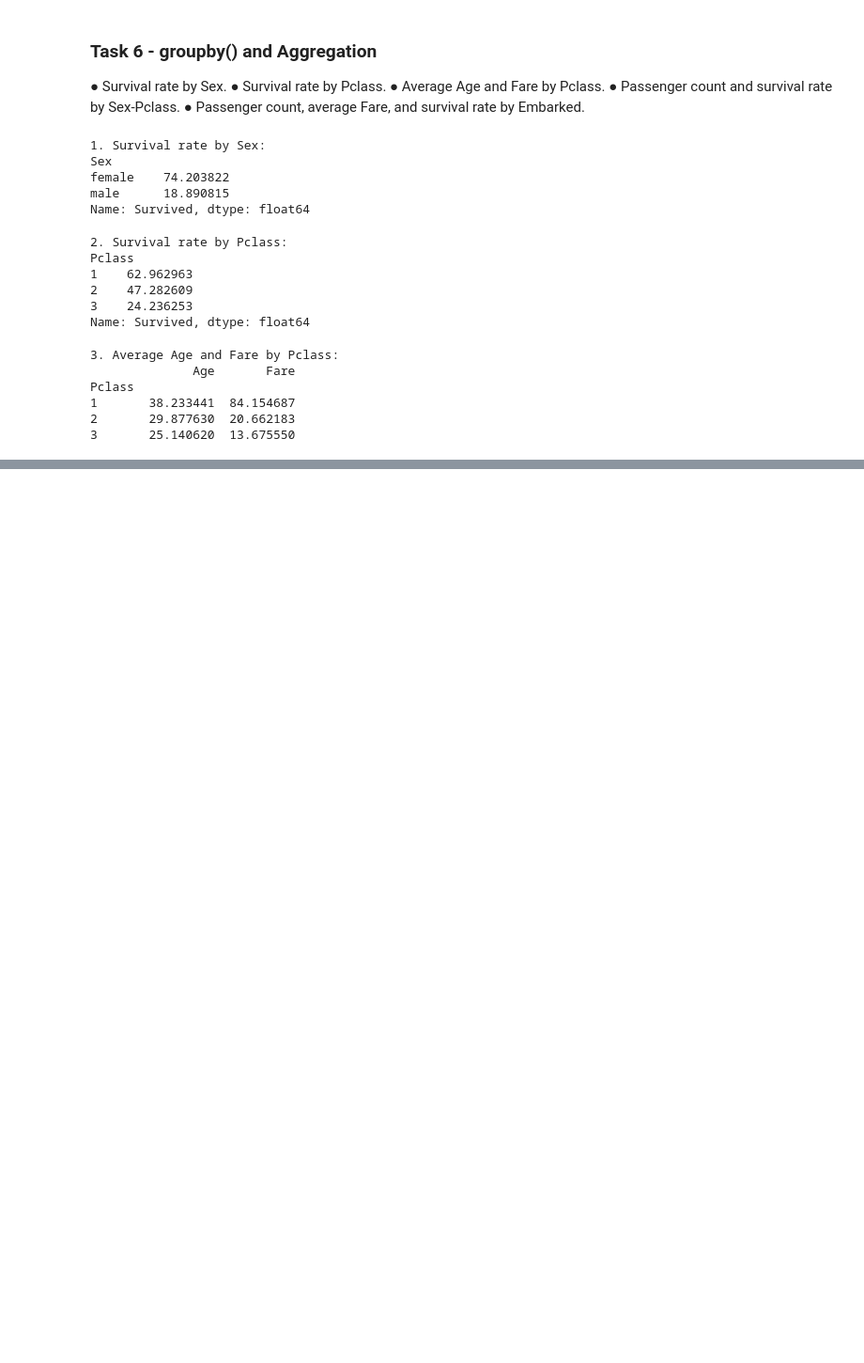
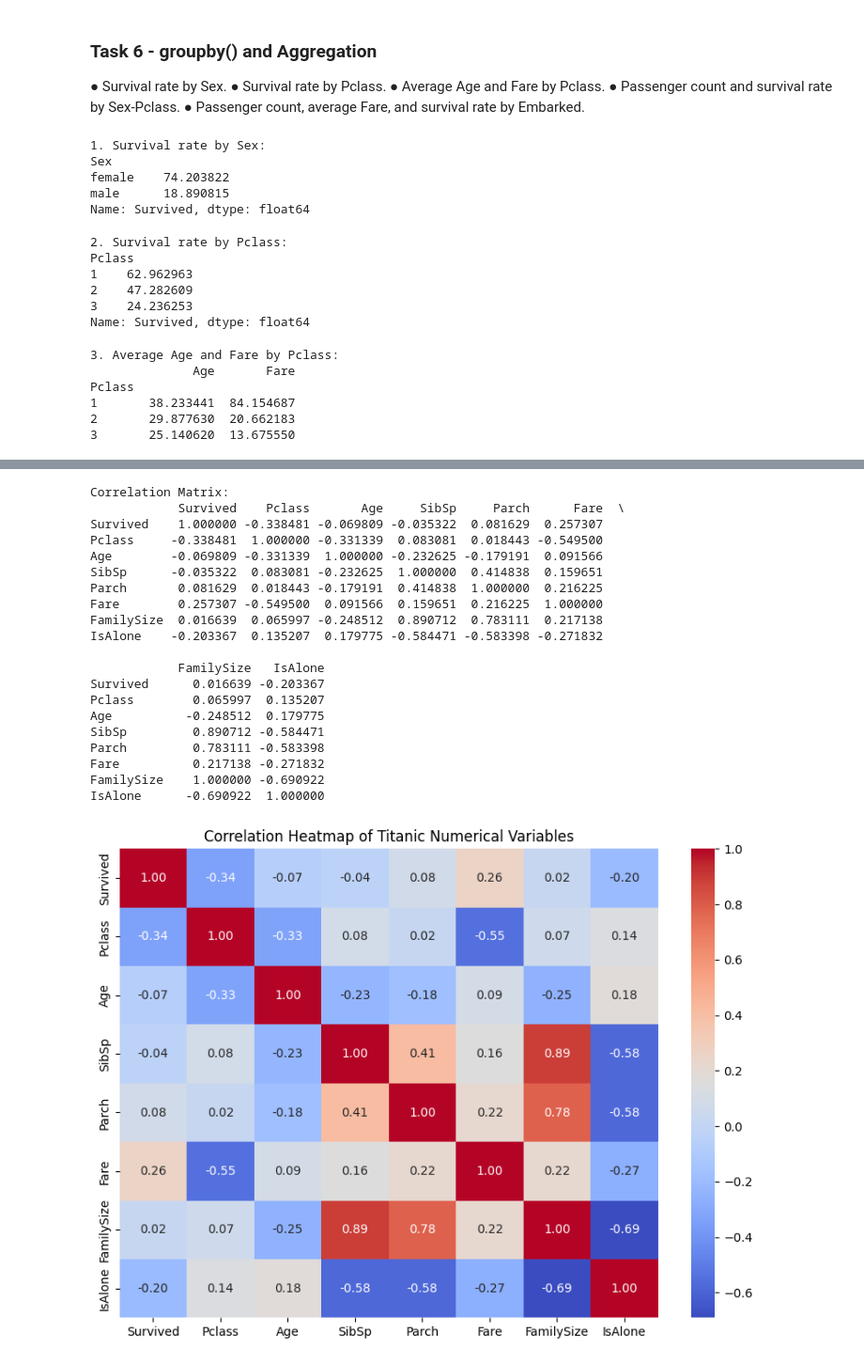
Before and after one commit to SteffiGeorge2708/202618018_SteffiGeorge_DS605, a Jupyter notebook: 202618018_Lab_2/202618018_lab_2.ipynb, the cells around one changed output, grey strips where cells are left out. Shown at 94% size. Saved outputs shown, nothing was run; the diff lists cells and outputs as text; code cells hidden in the pictures; blank space fills up the shorter version.

```diff
--- a/202618018_Lab_2/202618018_lab_2.ipynb
+++ b/202618018_Lab_2/202618018_lab_2.ipynb
@@ -619,0 +809,10 @@ Pclass
+# %%
+# Create FamilySize
+df["FamilySize"] = df["SibSp"] + df["Parch"] + 1
+
+# Create IsAlone
+df["IsAlone"] = (df["FamilySize"] == 1).astype(int)
+
+# Display the new features
+print("New Features:")
+print(df[["SibSp", "Parch", "FamilySize", "IsAlone"]].head())
@@ -619,0 +887,65 @@ Pclass
+# %%
+# Correlation Heatmap
+numeric_columns = [
+    "Survived",
+    "Pclass",
+    "Age",
+    "SibSp",
+    "Parch",
+    "Fare",
+    "FamilySize",
+    "IsAlone"
+]
+
+correlation = df[numeric_columns].corr()
+
+print("Correlation Matrix:")
+print(correlation)
+
+plt.figure(figsize=(10, 7))
+
+sns.heatmap(
+    correlation,
+    annot=True,
+    cmap="coolwarm",
+    fmt=".2f"
+)
+
+plt.title("Correlation Heatmap of Titanic Numerical Variables")
+plt.show()
+
+
+# Find strongest correlations
+corr_pairs = correlation.where(
+    np.triu(np.ones(correlation.shape), k=1).astype(bool)
+)
+
+corr_pairs = corr_pairs.stack().sort_values()
+
+print("\nStrongest negative relationships:")
+print(corr_pairs.head())
+
+print("\nStrongest positive relationships:")
+print(corr_pairs.tail())
+# %% [output]
+Correlation Matrix:
+            Survived    Pclass       Age     SibSp     Parch      Fare  \
+Survived    1.000000 -0.338481 -0.069809 -0.035322  0.081629  0.257307
+Pclass     -0.338481  1.000000 -0.331339  0.083081  0.018443 -0.549500
+Age        -0.069809 -0.331339  1.000000 -0.232625 -0.179191  0.091566
+SibSp      -0.035322  0.083081 -0.232625  1.000000  0.414838  0.159651
+Parch       0.081629  0.018443 -0.179191  0.414838  1.000000  0.216225
+Fare        0.257307 -0.549500  0.091566  0.159651  0.216225  1.000000
+FamilySize  0.016639  0.065997 -0.248512  0.890712  0.783111  0.217138
+IsAlone    -0.203367  0.135207  0.179775 -0.584471 -0.583398 -0.271832
+
+            FamilySize   IsAlone
+Survived      0.016639 -0.203367
+Pclass        0.065997  0.135207
+Age          -0.248512  0.179775
+SibSp         0.890712 -0.584471
+Parch         0.783111 -0.583398
+Fare          0.217138 -0.271832
+FamilySize    1.000000 -0.690922
+IsAlone      -0.690922  1.000000
+[figure, added]
```
Also changed, not shown: parts of 18 cells of this notebook.
